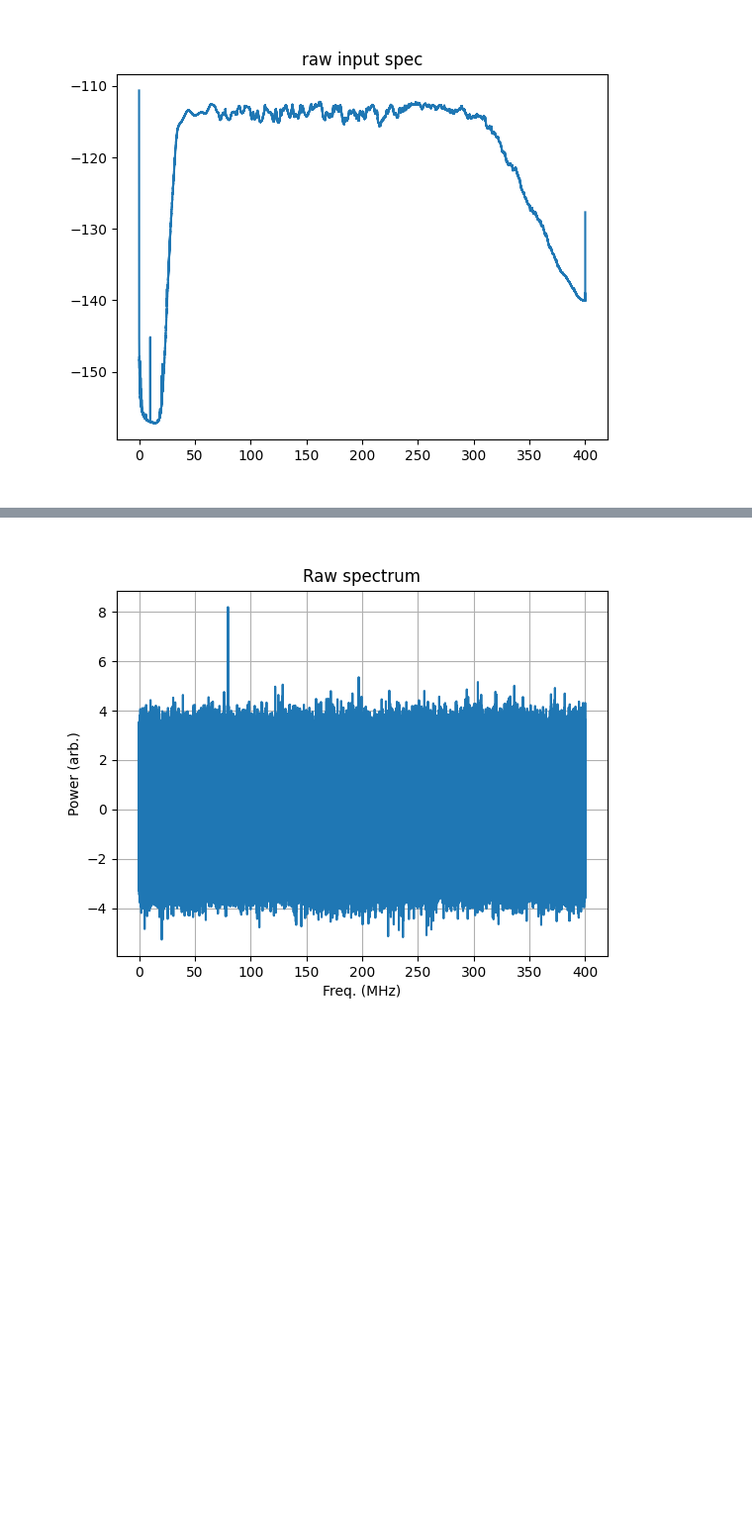
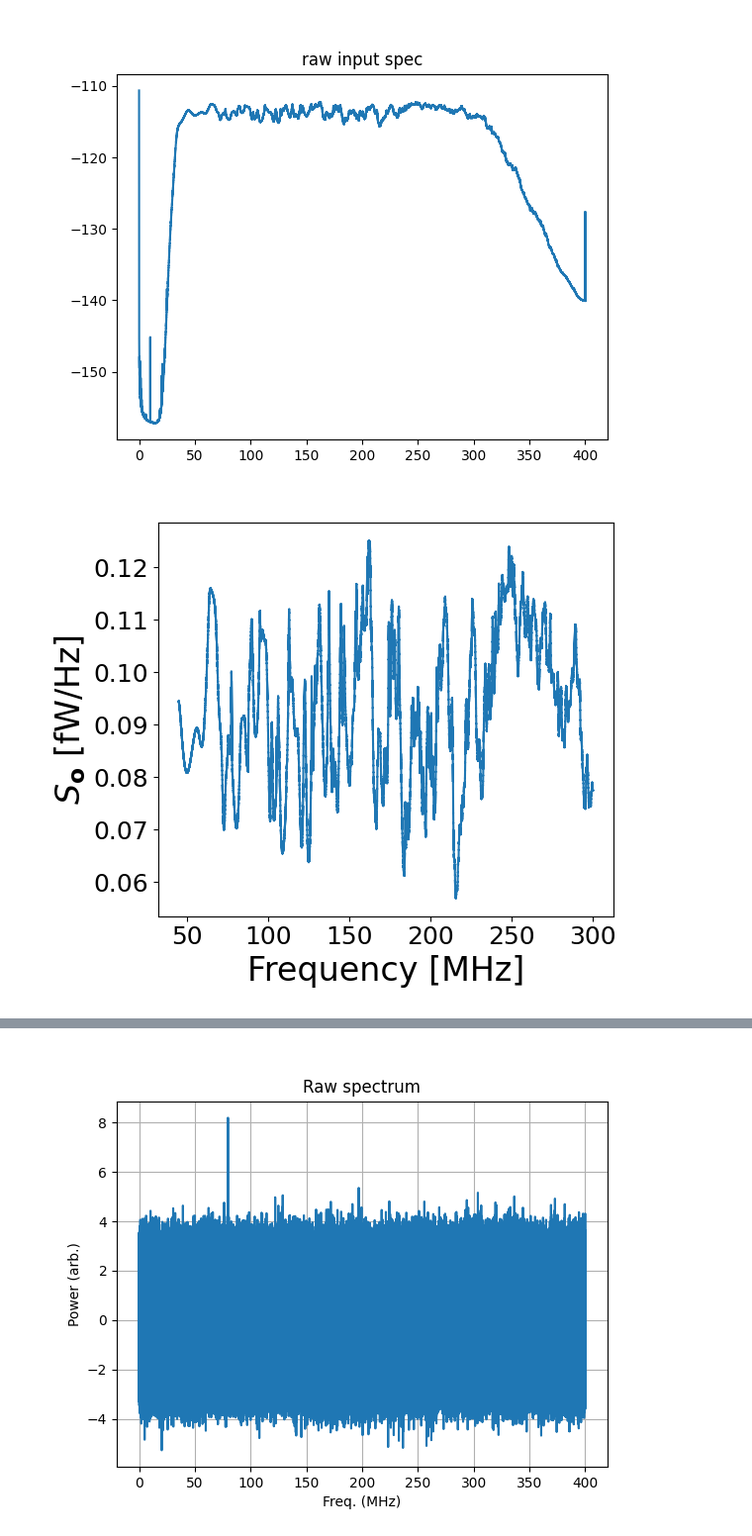
Before and after one commit to josephmlev/darkRadio, a Jupyter notebook: daqAnalysisAndExperiments/run1p4/run1p4_analysis/analysisClass.ipynb, the cells around one changed output, grey strips where cells are left out. Shown at 99% size. Saved outputs shown, nothing was run; the diff lists cells and outputs as text; code cells hidden in the pictures; blank space fills up the shorter version.

Commit message:
analysis plots for paper

```diff
--- a/daqAnalysisAndExperiments/run1p4/run1p4_analysis/analysisClass.ipynb
+++ b/daqAnalysisAndExperiments/run1p4/run1p4_analysis/analysisClass.ipynb
@@ -360,19 +361,22 @@ freqs           = np.linspace(0, 400, 2**23)
 
 #DP signal
 nBins       = 100
-p0          = 50e-15
-nu0         = 250 #79.72012
+p0          = 40e-15
+nu0         = 240#256.2 #79.72012
 lamOut      = lam(freqs, nu0, p0, nBins=None, offset=-0e-6)
 lamArr      = lamOut[1]
 
-spec = np.load('/drBiggerBoy/run1p4/plottingSpec/chB_avg_W_switch0.npy')[1:]
+#spec = np.load('/drBiggerBoy/run1p4/plottingSpec/chB_avg_W_switch0.npy')[1:]
 #spec = np.load('/drBiggerBoy/run1p4/plottingSpec/chB_W_switch0.npy')[1:]
+spec =  np.load('../run1p4_analysis/avgSpecs_gitignore/avgAntSpec_WALL_33p6M_FFTs_11_16_23.npy')[1:]
+specRaw = np.load('../run1p4_analysis/avgSpecs_gitignore/avgAntSpec_WALL_33p6M_FFTs_11_16_23.npy')[1:]
+spec    += lamArr
 
-spec += lamArr
+
 
 
 freqStart       = 45
-freqStop        = 299
+freqStop        = 299.95
 idxStart        = freq2idx(freqStart, freqs)
 idxStop         = freq2idx(freqStop, freqs)
 
@@ -384,34 +388,48 @@ if testDataFlag:
         frequency = np.linspace(0, 400, 2**23)  # frequency range
 
         freqStart       = .5
         freqStop        = 9.5
         idxStart        = freq2idx(freqStart, frequency)
         idxStop         = freq2idx(freqStop, frequency)
 
         undulation = 10*np.sin(frequency * 100) + frequency*10 +100 # sinusoidal signal
         noise = np.random.normal(10, .01, frequency.shape)  # Gaussian noise
         noise[2**20:2**20+6] = 11.2
         spec = (undulation * noise)  # noisy spectrum
 
     if 0:
         #chirp
         np.random.seed(0)  # for reproducibility
         freqs = np.linspace(0, 400, 2**23)  # frequency range
         undulation = spsig.chirp(freqs, 1/800, freqs[idxStop], 1/.1) + 100
         noise = np.random.normal(10, .01, freqs.shape)  # Gaussian noise
         noise[2**20:2**20+10] = 10.05
         spec = (undulation * noise)  # noisy spectrum
 
 
 plt.close('all')
 
 
 plt.figure()
 plt.title('raw input spec')
 plt.plot(freqs, 10*np.log10(spec))
 plt.show()
+
+plt.figure(figsize=(6,5))
+#run 1p4 paper fig 4
+#plt.title('raw input spec')
+plt.plot(freqs[idxStart:idxStop], spec[idxStart:idxStop]/1e-12/47.68)
+#plt.ylabel(r'$S_\mathbf{o}$ [fW/$\Delta \nu_{\mathrm{RF}}$]', size=24)
+#plt.ylabel(r'$S_\mathbf{o}$ [fW/48 Hz]', size=24)
+plt.ylabel(r'$S_\mathbf{o}$ [fW/Hz]', size=24)
+plt.xlabel('Frequency [MHz]', size = 24)
+plt.xticks(size=18)
+plt.yticks(size=18)
+plt.tight_layout()
+plt.show()
 # %% [output]
-[figure, old version]
+[figure, new version]
+[figure, added]
 # %%
 #debug functions
 
```
Also changed, not shown: parts of 12 cells of this notebook.
